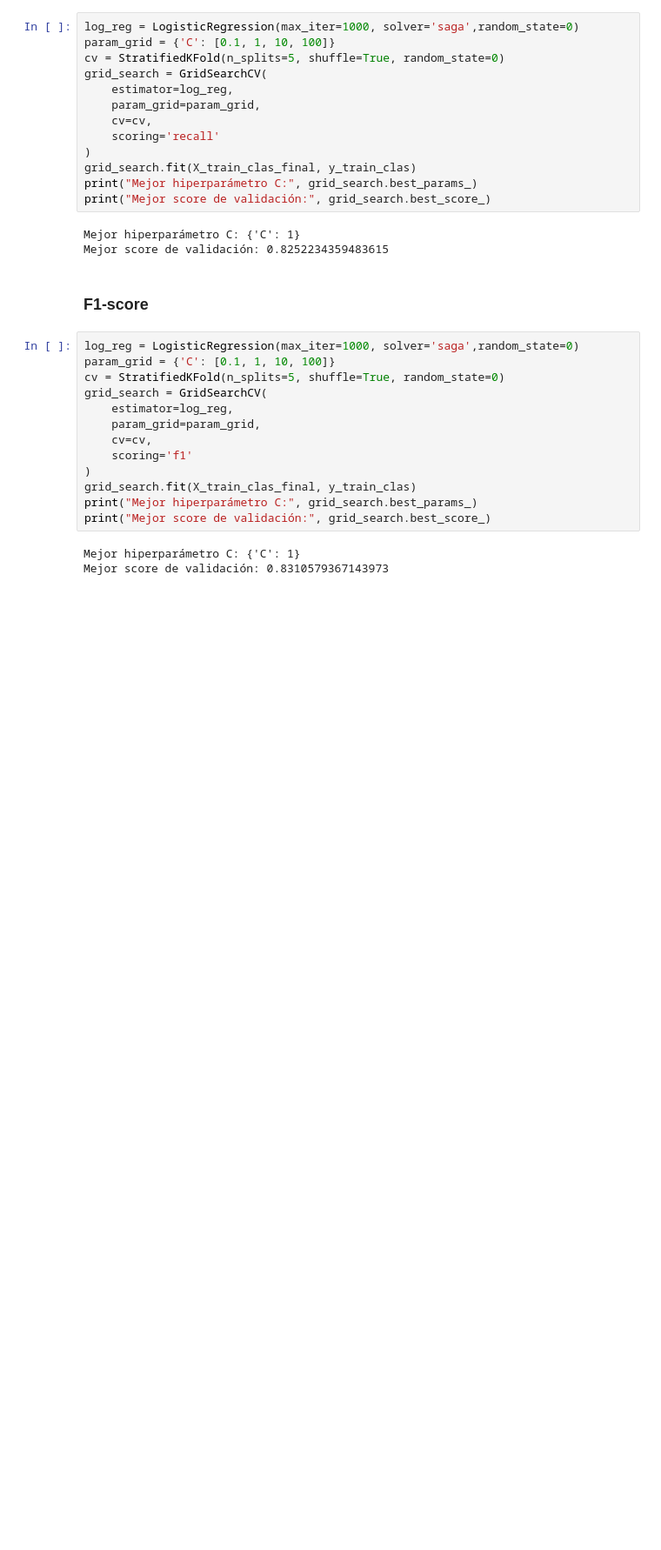
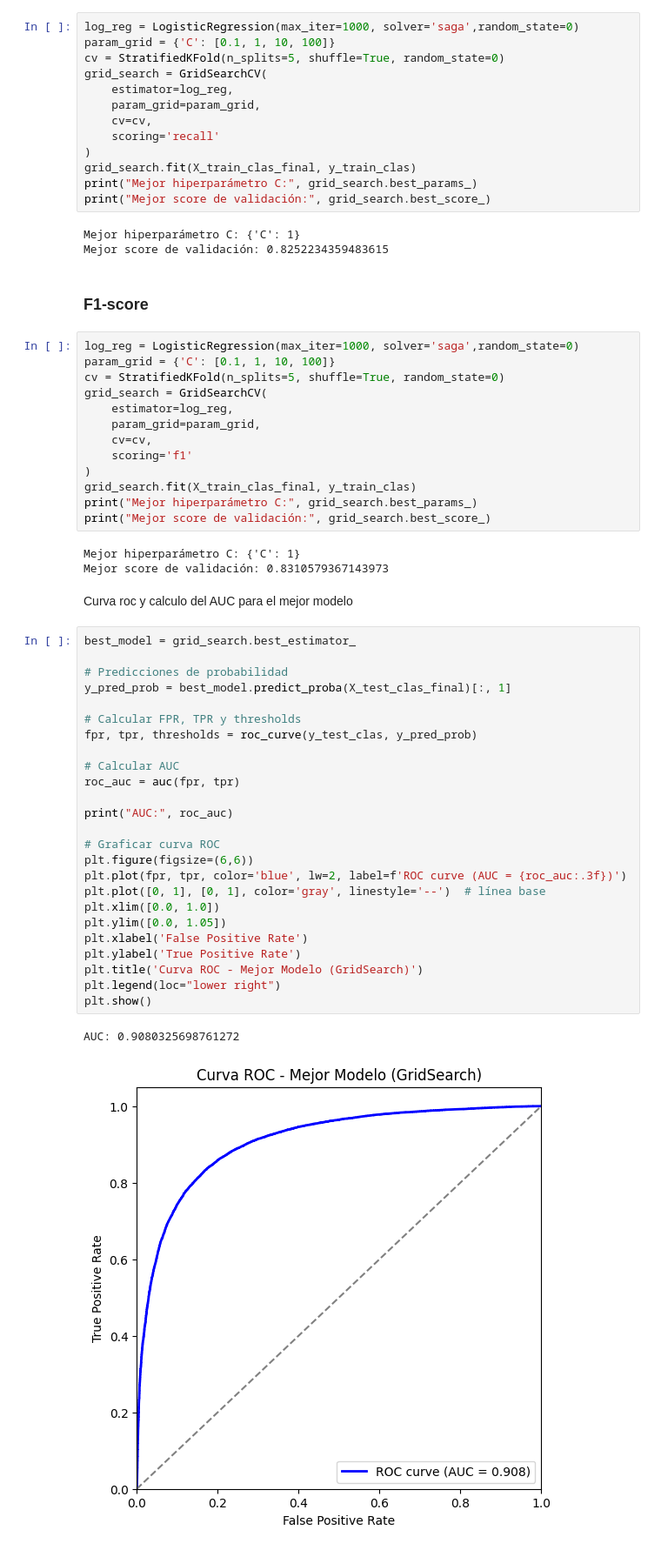
Before and after one commit to Hypotermya/ML_Mini_Proyecto_2, a Jupyter notebook: _sources/Ridgelasso.ipynb, the cells around one changed output. Shown at 87% size. Drawn from its saved outputs; the diff is of its cells as text; blank space fills up the shorter version.

```diff
--- a/_sources/Ridgelasso.ipynb
+++ b/_sources/Ridgelasso.ipynb
@@ -1070,3 +1070,33 @@ print("Mejor score de validación:", grid_search.best_score_)
 # %% [output]
 Mejor hiperparámetro C: {'C': 1}
 Mejor score de validación: 0.8310579367143973
+# %% [markdown]
+Curva roc y calculo del AUC para el mejor modelo
+# %%
+best_model = grid_search.best_estimator_
+
+# Predicciones de probabilidad
+y_pred_prob = best_model.predict_proba(X_test_clas_final)[:, 1]
+
+# Calcular FPR, TPR y thresholds
+fpr, tpr, thresholds = roc_curve(y_test_clas, y_pred_prob)
+
+# Calcular AUC
+roc_auc = auc(fpr, tpr)
+
+print("AUC:", roc_auc)
+
+# Graficar curva ROC
+plt.figure(figsize=(6,6))
+plt.plot(fpr, tpr, color='blue', lw=2, label=f'ROC curve (AUC = {roc_auc:.3f})')
+plt.plot([0, 1], [0, 1], color='gray', linestyle='--')  # línea base
+plt.xlim([0.0, 1.0])
+plt.ylim([0.0, 1.05])
+plt.xlabel('False Positive Rate')
+plt.ylabel('True Positive Rate')
+plt.title('Curva ROC - Mejor Modelo (GridSearch)')
+plt.legend(loc="lower right")
+plt.show()
+# %% [output]
+AUC: 0.9080325698761272
+[figure, added]
```
Also changed, not shown: parts of 4 cells of this notebook, 4 other files.
